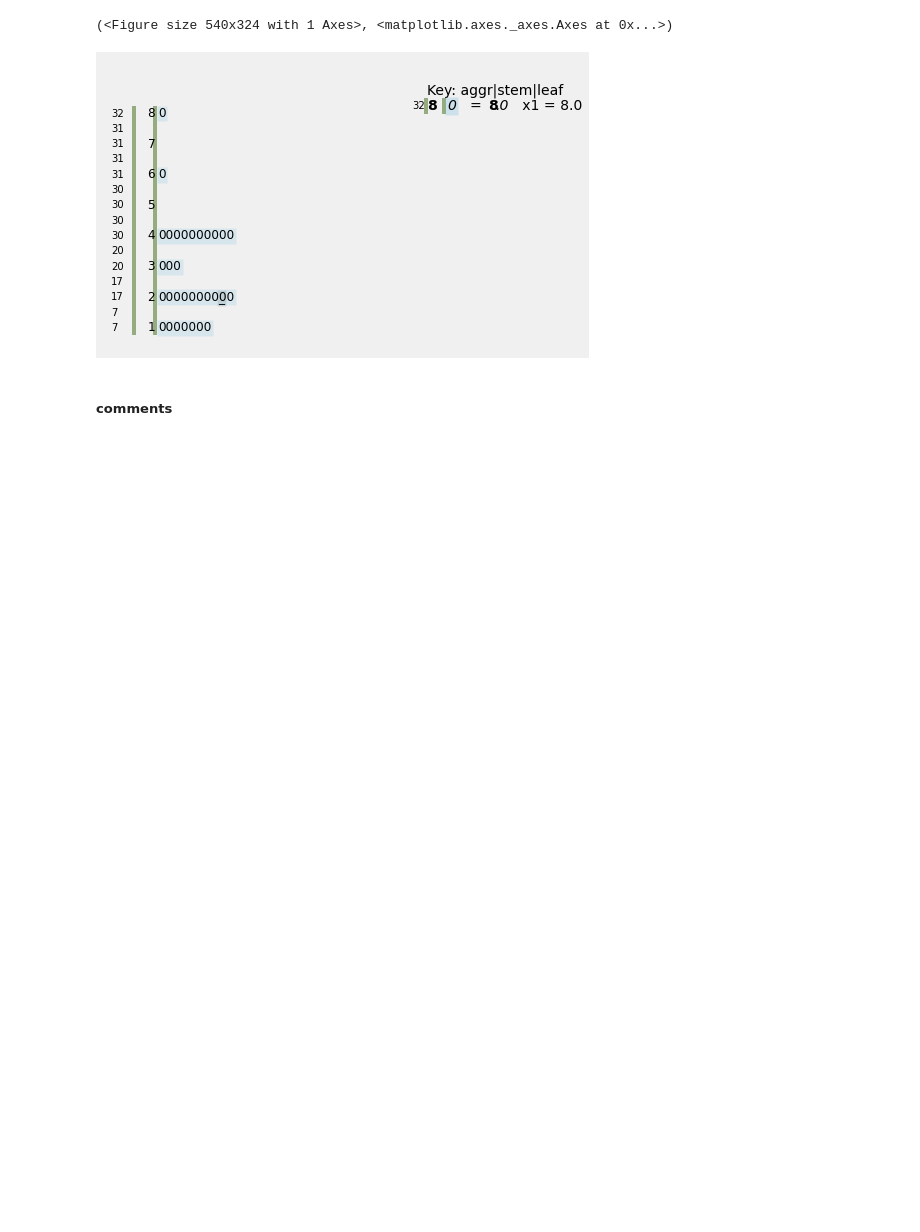
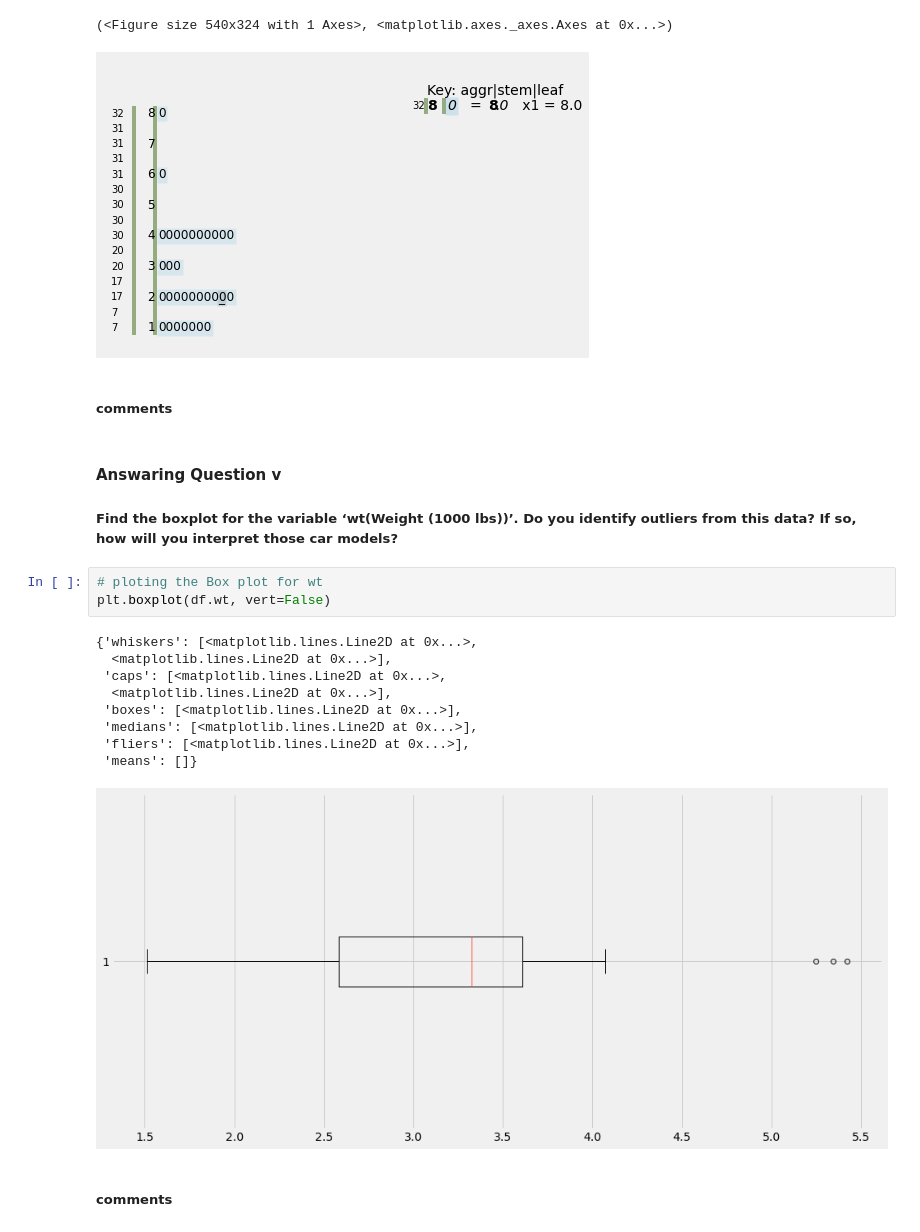
Before and after one commit to BuyingANew-Soul/CSE-520-Assignment-1, a Jupyter notebook: CSE 520 assignment 1.ipynb, the cells around one changed output. Cells and saved outputs as stored; diff of their text form; blank space fills up the shorter version.

Commit message:
added athe boxplot of wt

```diff
--- a/CSE 520 assignment 1.ipynb
+++ b/CSE 520 assignment 1.ipynb
@@ -223,3 +222,21 @@ stem_graphic(df['carb'])
 [figure]
 # %% [markdown]
 ##### comments
+# %% [markdown]
+#### Answaring Question v
+##### Find the boxplot for the variable ‘wt(Weight (1000 lbs))’. Do you identify outliers from this data? If so, how will you interpret those car models?
+# %%
+# ploting the Box plot for wt
+plt.boxplot(df.wt, vert=False)
+# %% [output]
+{'whiskers': [<matplotlib.lines.Line2D at 0x...>,
+  <matplotlib.lines.Line2D at 0x...>],
+ 'caps': [<matplotlib.lines.Line2D at 0x...>,
+  <matplotlib.lines.Line2D at 0x...>],
+ 'boxes': [<matplotlib.lines.Line2D at 0x...>],
+ 'medians': [<matplotlib.lines.Line2D at 0x...>],
+ 'fliers': [<matplotlib.lines.Line2D at 0x...>],
+ 'means': []}
+[figure, added]
+# %% [markdown]
+##### comments
```
Also changed, not shown: parts of 3 cells of this notebook.
